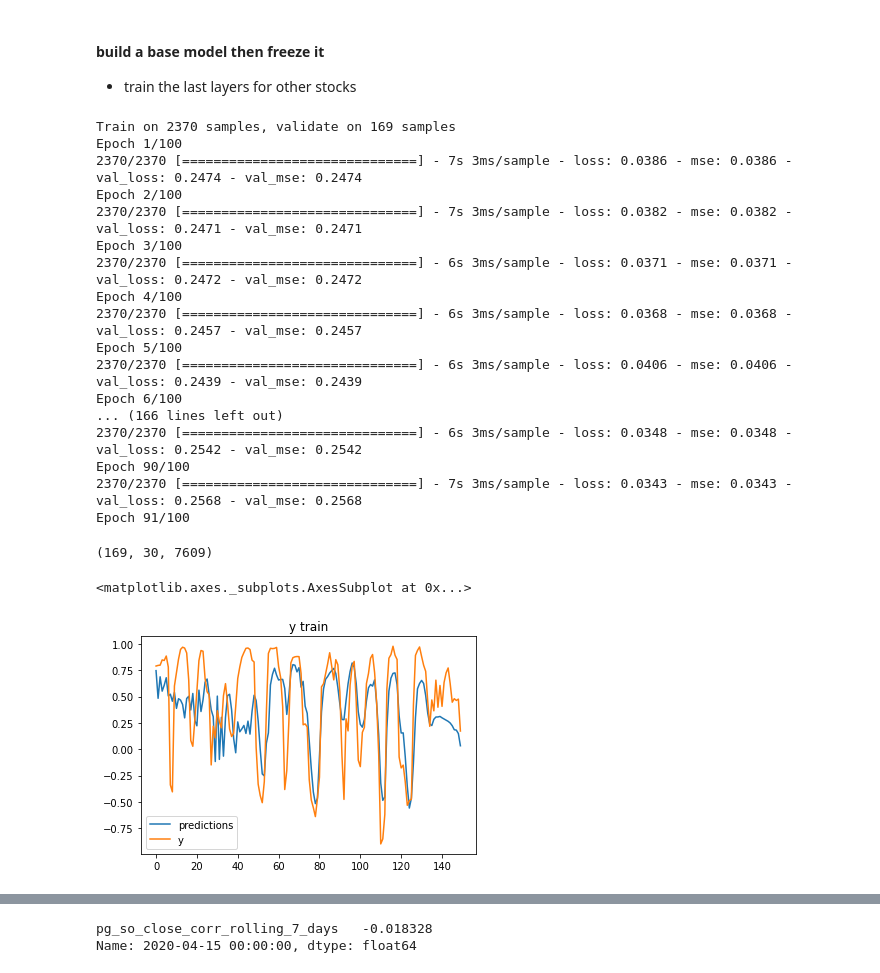
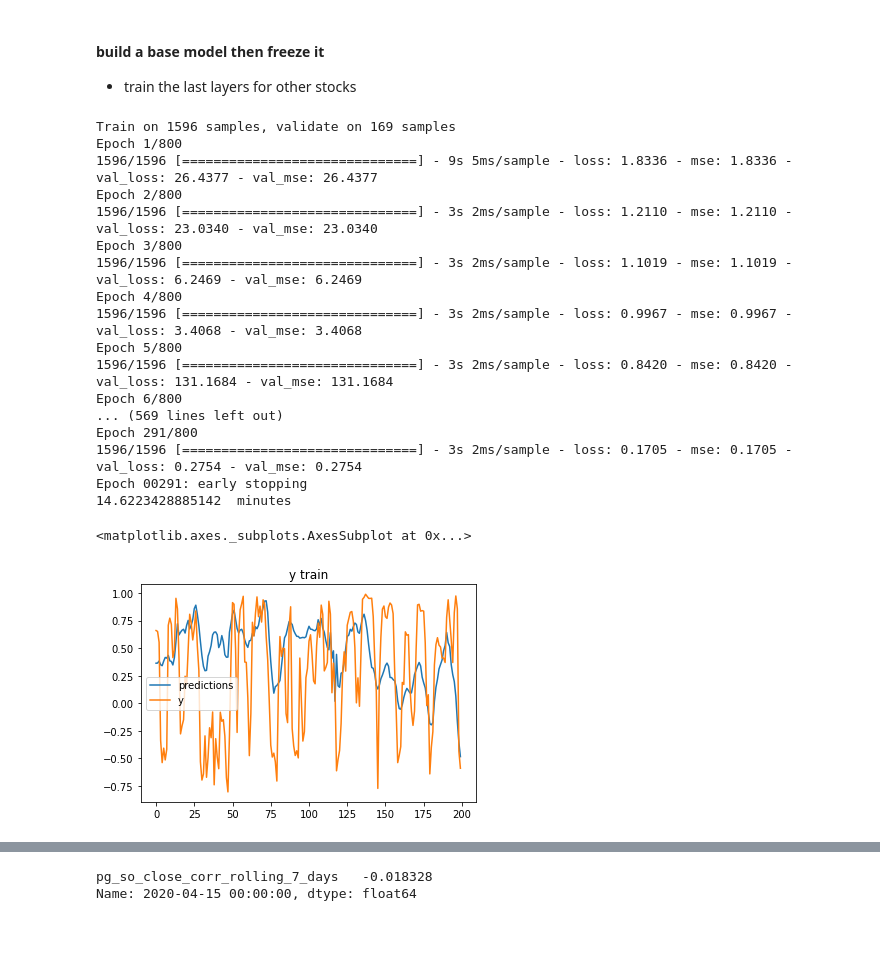
Before and after one commit to jonhilgart22/daily_trading, a Jupyter notebook: notebooks/train_model.ipynb, the cells around one changed output, grey strips where cells are left out. Drawn from its saved outputs; the diff is of its cells as text; code cells hidden in the pictures; blank space fills up the shorter version.

Commit message:
add nn training notebook

```diff
--- a/notebooks/train_model.ipynb
+++ b/notebooks/train_model.ipynb
@@ -599,4 +593,5 @@ True
 # %%
+final_stock_df = final_stock_df.dropna()
 X,y, X_val, y_val, scalers = split_sequences(final_stock_df[final_stock_df.index >= '2010-01-01'],  30, start_idx=0,
-                                    n_val=200, y_col='pg_so_close_corr_rolling_7_days') # 720 steps
+                                    n_val=200, y_col='so_pg_close_corr_rolling_7_days') # 720 steps
 # %% [output]
@@ -620,5 +615,5 @@ Val idx end at 2600
 # %%
-def build_keras_model(n_steps, n_features, n_units=15, dropout_pct=0.1, n_layers = 1):
+def build_keras_model(n_steps, n_features, n_units=50, dropout_pct=0.1, n_layers = 1):
     model = Sequential()
     model.add(LSTM(n_units, activation='relu', dropout=dropout_pct, return_sequences=True, input_shape=(n_steps, n_features)))
     model.add(BatchNormalization())
@@ -663,7 +658,7 @@ X.shape
 #### build a base model then freeze it
 - train the last layers for other stocks
 # %%
-early_stopping = EarlyStopping(monitor='val_loss', min_delta=0, patience=100, verbose=1)
+early_stopping = EarlyStopping(monitor='loss', min_delta=0, patience=50, verbose=1)
 
 class PredictionCallback(Callback):
     def on_epoch_end(self, epoch, logs={}):
@@ -684,32 +679,30 @@ smaller_model.save('test_smaller_model_1k_eochs.hdf5')
 # 900 epochs -  .05, .24 vall loss
 # 1k epochs - .03, .23 val loss
 #1.1k loss at .03,  val loss at .23-.24 (not decreasing, if anything we've overfit already)
+
+# test again at 700 epochs
 start = time.time()
-history = smaller_model.fit(x=X, y=y, batch_size=128, epochs=100, verbose=1,
+history = smaller_model.fit(x=X, y=y, batch_size=128, epochs=800, verbose=1,
           validation_data=(X_val, y_val), shuffle=False,  use_multiprocessing=False, callbacks=[early_stopping])
 end=time.time()
 
 print((end-start)/60,' minutes')
 # %% [output]
-Train on 2370 samples, validate on 169 samples
-Epoch 1/100
-2370/2370 [==============================] - 7s 3ms/sample - loss: 0.0386 - mse: 0.0386 - val_loss: 0.2474 - val_mse: 0.2474
-Epoch 2/100
-2370/2370 [==============================] - 7s 3ms/sample - loss: 0.0382 - mse: 0.0382 - val_loss: 0.2471 - val_mse: 0.2471
-Epoch 3/100
-2370/2370 [==============================] - 6s 3ms/sample - loss: 0.0371 - mse: 0.0371 - val_loss: 0.2472 - val_mse: 0.2472
-Epoch 4/100
-2370/2370 [==============================] - 6s 3ms/sample - loss: 0.0368 - mse: 0.0368 - val_loss: 0.2457 - val_mse: 0.2457
-Epoch 5/100
-2370/2370 [==============================] - 6s 3ms/sample - loss: 0.0406 - mse: 0.0406 - val_loss: 0.2439 - val_mse: 0.2439
-Epoch 6/100
-... (166 lines left out)
-2370/2370 [==============================] - 6s 3ms/sample - loss: 0.0348 - mse: 0.0348 - val_loss: 0.2542 - val_mse: 0.2542
-Epoch 90/100
-2370/2370 [==============================] - 7s 3ms/sample - loss: 0.0343 - mse: 0.0343 - val_loss: 0.2568 - val_mse: 0.2568
-Epoch 91/100
+Train on 1596 samples, validate on 169 samples
+Epoch 1/800
+1596/1596 [==============================] - 9s 5ms/sample - loss: 1.8336 - mse: 1.8336 - val_loss: 26.4377 - val_mse: 26.4377
+Epoch 2/800
+1596/1596 [==============================] - 3s 2ms/sample - loss: 1.2110 - mse: 1.2110 - val_loss: 23.0340 - val_mse: 23.0340
+Epoch 3/800
+1596/1596 [==============================] - 3s 2ms/sample - loss: 1.1019 - mse: 1.1019 - val_loss: 6.2469 - val_mse: 6.2469
+Epoch 4/800
+1596/1596 [==============================] - 3s 2ms/sample - loss: 0.9967 - mse: 0.9967 - val_loss: 3.4068 - val_mse: 3.4068
+Epoch 5/800
+1596/1596 [==============================] - 3s 2ms/sample - loss: 0.8420 - mse: 0.8420 - val_loss: 131.1684 - val_mse: 131.1684
+Epoch 6/800
+... (569 lines left out)
+Epoch 291/800
+1596/1596 [==============================] - 3s 2ms/sample - loss: 0.1705 - mse: 0.1705 - val_loss: 0.2754 - val_mse: 0.2754
+Epoch 00291: early stopping
+14.6223428885142  minutes
-# %%
-X_val.shape
-# %% [output]
-(169, 30, 7609)
 # %%
@@ -723,9 +717,10 @@ predictions.append(smaller_model.predict(X_val)[:200])
 train_predictions = smaller_model.predict(X)
 # %%
-pd.DataFrame({'predictions':train_predictions.ravel()[50:200],'y':y.ravel()[50:200]}).plot(title='y train')
+# ~ 300 epochs
+pd.DataFrame({'predictions':train_predictions.ravel()[:200],'y':y.ravel()[:200]}).plot(title='y train')
 # %% [output]
 <matplotlib.axes._subplots.AxesSubplot at 0x...>
-[figure, old version]
+[figure, new version]
 # %%
 
 pd.DataFrame({'predictions':train_predictions.ravel()[:200],'y':y.ravel()[:200]}).plot(title='y train')
```
Also changed, not shown: parts of 30 cells of this notebook, 2 other files.
